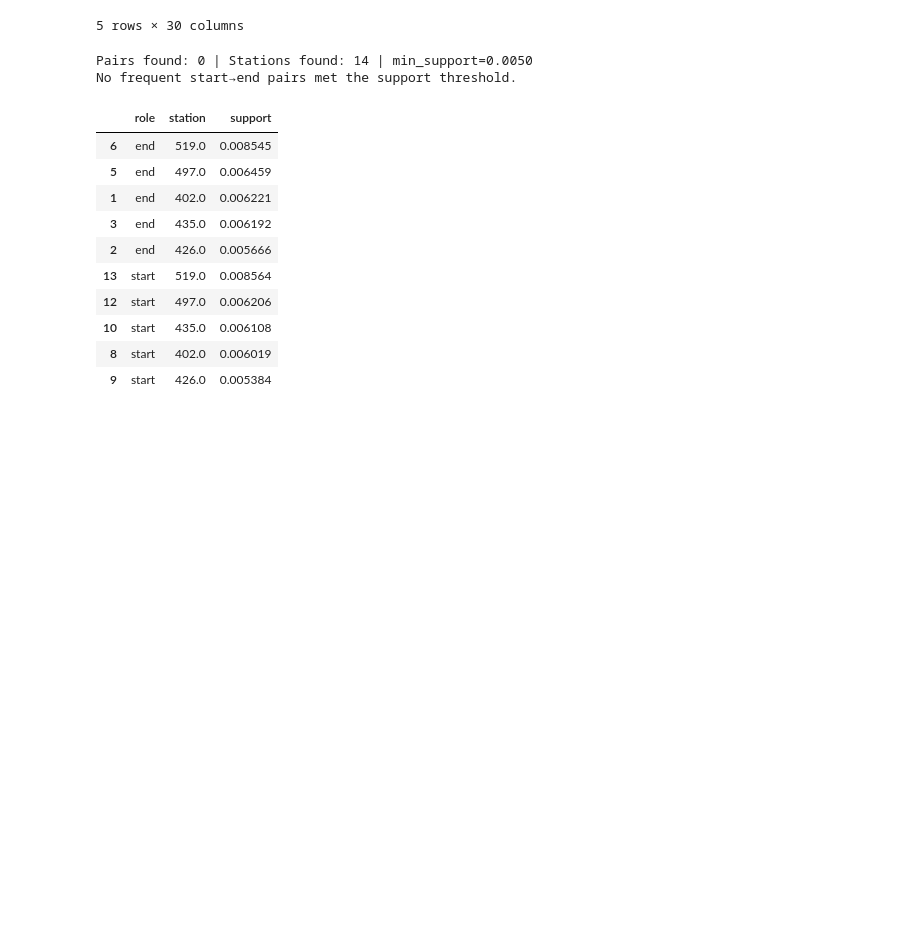
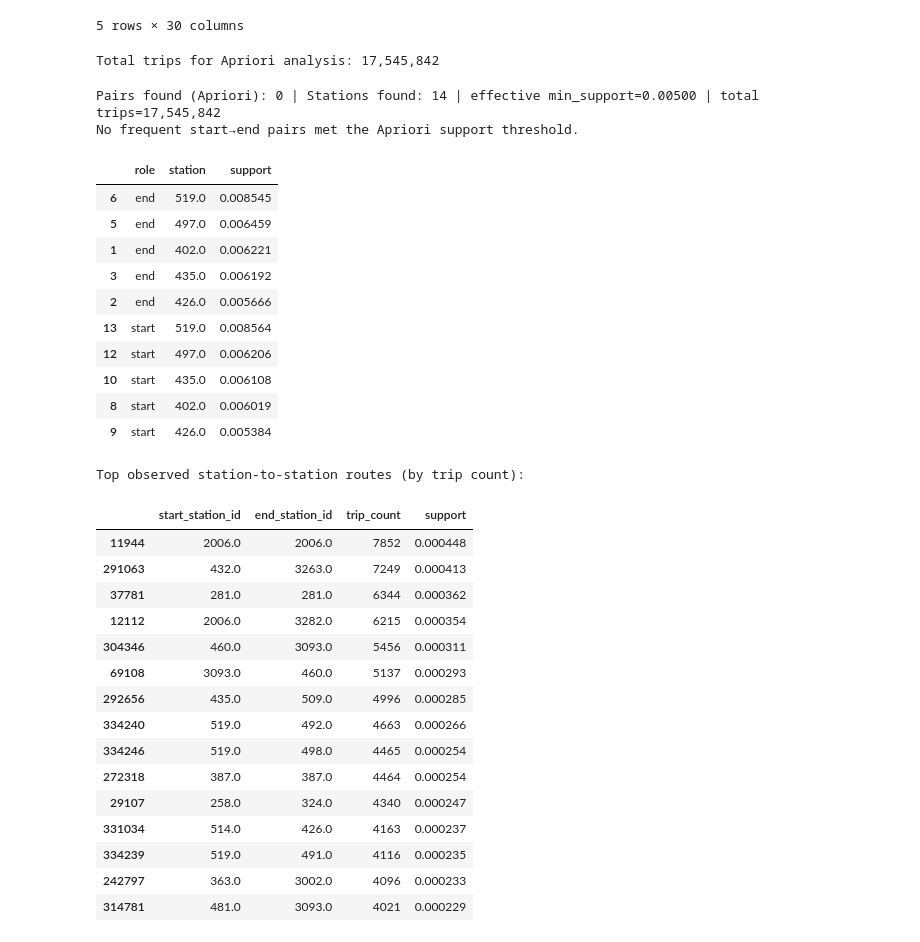
Before and after one commit to casual-coderr/02807---Computational-Tools-for-Data-Science, a Jupyter notebook: Final_Project.ipynb, the cells around one changed output. Drawn from its saved outputs; the diff is of its cells as text; code cells hidden in the pictures; blank space fills up the shorter version.

```diff
--- a/Final_Project.ipynb
+++ b/Final_Project.ipynb
@@ -267,15 +269,7 @@ Weather features added | shape=(17548339, 30) | new cols: ['temp_celsius','temp_
 5 rows × 30 columns
 # %%
 # === Frequent station discovery with Apriori ===
-try:
-    from mlxtend.frequent_patterns import apriori, association_rules
-    from mlxtend.preprocessing import TransactionEncoder
-except ImportError:
-    import subprocess, sys
-    subprocess.run([sys.executable, "-m", "pip", "install", "mlxtend"], check=True)
-    from mlxtend.frequent_patterns import apriori, association_rules
-    from mlxtend.preprocessing import TransactionEncoder
-
+#
 start_options = [c for c in ("start_station_name", "start_station_id") if c in dfm.columns]
 end_options = [c for c in ("end_station_name", "end_station_id") if c in dfm.columns]
 if not start_options or not end_options:
@@ -284,6 +278,7 @@ start_col, end_col = start_options[0], end_options[0]
 
 trip_pairs = dfm[[start_col, end_col]].dropna().astype(str)
 total_trips = len(trip_pairs)
+print(f"Total trips for Apriori analysis: {total_trips:,}")
 if total_trips == 0:
     raise ValueError("No trips remain after dropping rows with missing station identifiers.")
 transactions = trip_pairs.apply(lambda row: [f"start::{row[start_col]}", f"end::{row[end_col]}"] , axis=1).tolist()
@@ -297,13 +292,12 @@ route_counts = (
 route_counts["support"] = route_counts["trip_count"] / total_trips
 
 te = TransactionEncoder()
-# sparse conversion keeps memory in check on large trip counts
 encoded = te.fit(transactions).transform(transactions, sparse=True)
 onehot = pd.DataFrame.sparse.from_spmatrix(encoded, columns=te.columns_)
 
 target_support = 0.01
 support_floor = max(0.00005, 1 / total_trips)
-support_factor = 0.5  # halve threshold until something is found
+support_factor = 0.5
 current_support = target_support
 effective_support = None
 freq_itemsets = pd.DataFrame()
@@ -360,36 +354,53 @@ if single_itemsets.empty:
     print("No frequent individual stations met the Apriori support threshold.")
 else:
     display(single_itemsets.groupby("role").head(5))
 
 top_routes = route_counts.copy()
 if not pair_itemsets.empty:
-    # keep consistency with Apriori support naming
     top_routes = top_routes.merge(
         pair_itemsets.rename(columns={"support": "apriori_support"}).assign(
             start_station=lambda d: d["start_station"].astype(str),
             end_station=lambda d: d["end_station"].astype(str),
         ),
         left_on=[start_col, end_col],
         right_on=["start_station", "end_station"],
         how="left"
     ).drop(columns=["start_station", "end_station"], errors="ignore")
 
 print("\nTop observed station-to-station routes (by trip count):")
 display(top_routes.head(15))
 # %% [output]
-Pairs found: 0 | Stations found: 14 | min_support=0.0050
-No frequent start→end pairs met the support threshold.
+Total trips for Apriori analysis: 17,545,842
+Pairs found (Apriori): 0 | Stations found: 14 | effective min_support=0.00500 | total trips=17,545,842
+No frequent start→end pairs met the Apriori support threshold.
 |  | role | station | support |
 | 6 | end | 519.0 | 0.008545 |
 | 5 | end | 497.0 | 0.006459 |
 | 1 | end | 402.0 | 0.006221 |
 | 3 | end | 435.0 | 0.006192 |
 | 2 | end | 426.0 | 0.005666 |
 | 13 | start | 519.0 | 0.008564 |
 | 12 | start | 497.0 | 0.006206 |
 | 10 | start | 435.0 | 0.006108 |
 | 8 | start | 402.0 | 0.006019 |
 | 9 | start | 426.0 | 0.005384 |
+Top observed station-to-station routes (by trip count):
+|  | start_station_id | end_station_id | trip_count | support |
+| 11944 | 2006.0 | 2006.0 | 7852 | 0.000448 |
+| 291063 | 432.0 | 3263.0 | 7249 | 0.000413 |
+| 37781 | 281.0 | 281.0 | 6344 | 0.000362 |
+| 12112 | 2006.0 | 3282.0 | 6215 | 0.000354 |
+| 304346 | 460.0 | 3093.0 | 5456 | 0.000311 |
+| 69108 | 3093.0 | 460.0 | 5137 | 0.000293 |
+| 292656 | 435.0 | 509.0 | 4996 | 0.000285 |
+| 334240 | 519.0 | 492.0 | 4663 | 0.000266 |
+| 334246 | 519.0 | 498.0 | 4465 | 0.000254 |
+| 272318 | 387.0 | 387.0 | 4464 | 0.000254 |
+| 29107 | 258.0 | 324.0 | 4340 | 0.000247 |
+| 331034 | 514.0 | 426.0 | 4163 | 0.000237 |
+| 334239 | 519.0 | 491.0 | 4116 | 0.000235 |
+| 242797 | 363.0 | 3002.0 | 4096 | 0.000233 |
+| 314781 | 481.0 | 3093.0 | 4021 | 0.000229 |
 # %%
 # === Plot frequent station patterns ===
 if "pair_itemsets" not in locals() or "single_itemsets" not in locals():
```
Also changed, not shown: parts of 2 cells of this notebook.
